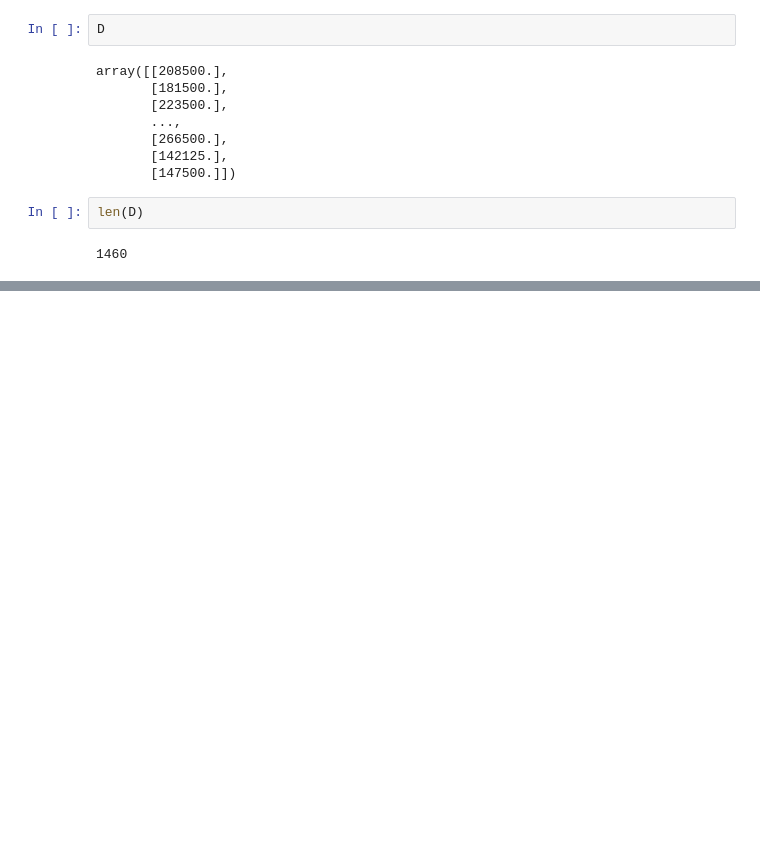
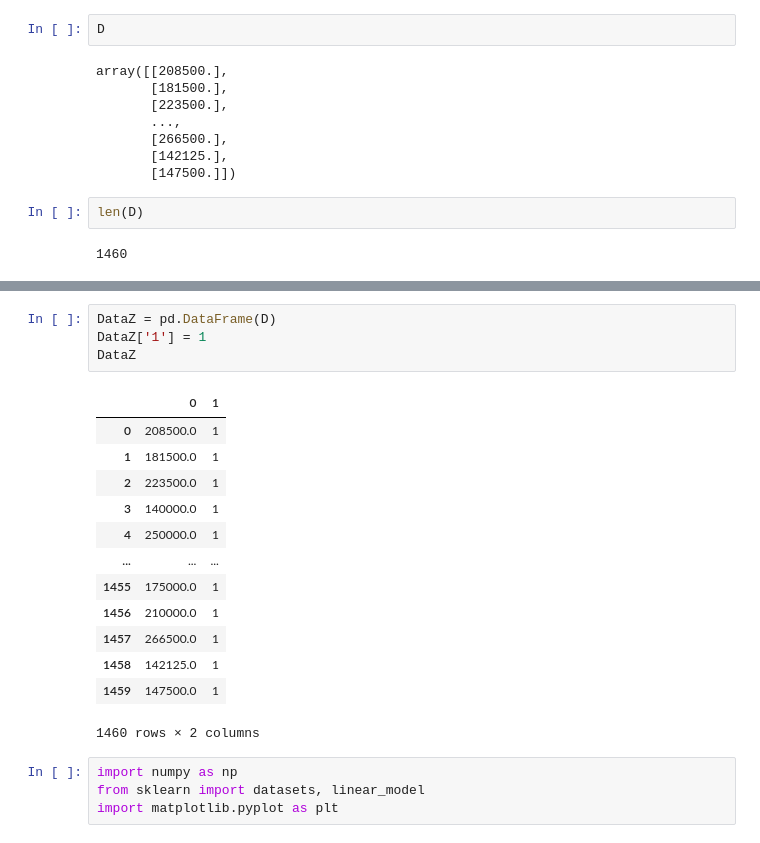
Before and after one commit to Marcot98/MaestriaDataScience, a Jupyter notebook: Ciencia de Datos en Python/Proyecto Final/pruebas proyecto final.ipynb, the cells around one changed output, grey strips where cells are left out. Cells and saved outputs as stored; diff of their text form; blank space fills up the shorter version.

```diff
--- a/Ciencia de Datos en Python/Proyecto Final/pruebas proyecto final.ipynb
+++ b/Ciencia de Datos en Python/Proyecto Final/pruebas proyecto final.ipynb
@@ -564,0 +586,22 @@ len(D)
+# %%
+DataZ = pd.DataFrame(D)
+DataZ['1'] = 1
+DataZ
+# %% [output]
+|  | 0 | 1 |
+| 0 | 208500.0 | 1 |
+| 1 | 181500.0 | 1 |
+| 2 | 223500.0 | 1 |
+| 3 | 140000.0 | 1 |
+| 4 | 250000.0 | 1 |
+| ... | ... | ... |
+| 1455 | 175000.0 | 1 |
+| 1456 | 210000.0 | 1 |
+| 1457 | 266500.0 | 1 |
+| 1458 | 142125.0 | 1 |
+| 1459 | 147500.0 | 1 |
+1460 rows × 2 columns
+# %%
+import numpy as np
+from sklearn import datasets, linear_model
+import matplotlib.pyplot as plt
```
Also changed, not shown: parts of 17 cells of this notebook, 1 other file.
